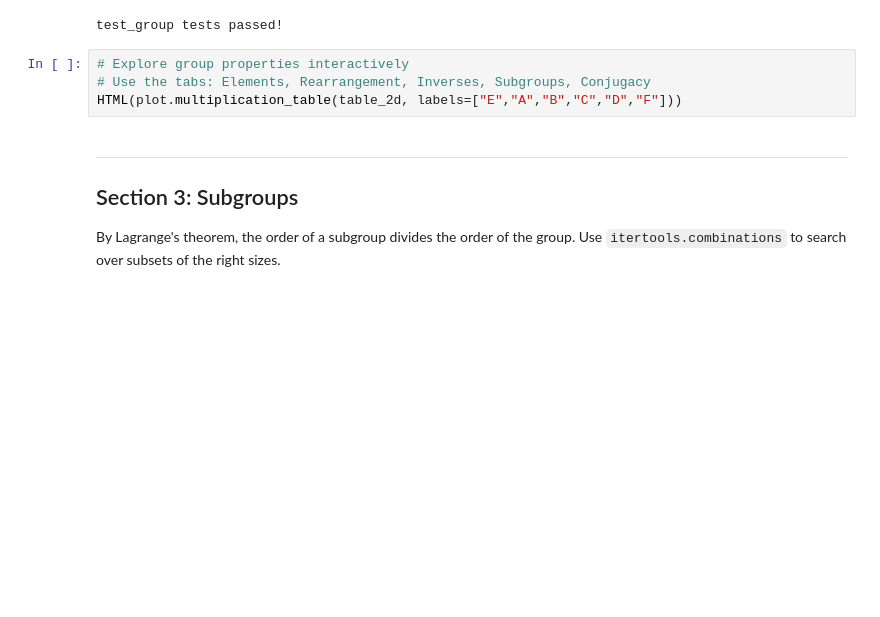
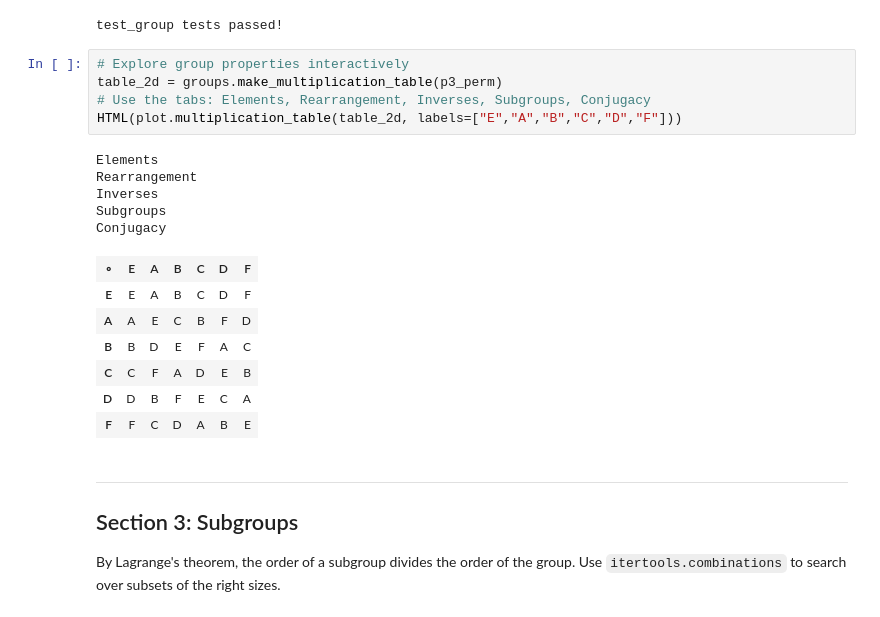
Before and after one commit to YizhongHu/Symm4ML, a Jupyter notebook: groups_companion.ipynb, the cells around one changed output. Saved outputs shown, nothing was run; the diff lists cells and outputs as text; blank space fills up the shorter version.

```diff
--- a/groups_companion.ipynb
+++ b/groups_companion.ipynb
@@ -430,8 +430,22 @@ print("test_group tests passed!")
 test_group tests passed!
 # %%
 # Explore group properties interactively
+table_2d = groups.make_multiplication_table(p3_perm)
 # Use the tabs: Elements, Rearrangement, Inverses, Subgroups, Conjugacy
 HTML(plot.multiplication_table(table_2d, labels=["E","A","B","C","D","F"]))
+# %% [output]
+Elements
+Rearrangement
+Inverses
+Subgroups
+Conjugacy
+| ∘ | E | A | B | C | D | F |
+| E | E | A | B | C | D | F |
+| A | A | E | C | B | F | D |
+| B | B | D | E | F | A | C |
+| C | C | F | A | D | E | B |
+| D | D | B | F | E | C | A |
+| F | F | C | D | A | B | E |
 # %% [markdown]
 ---
 ## Section 3: Subgroups
```
Also changed, not shown: parts of 8 cells of this notebook.
